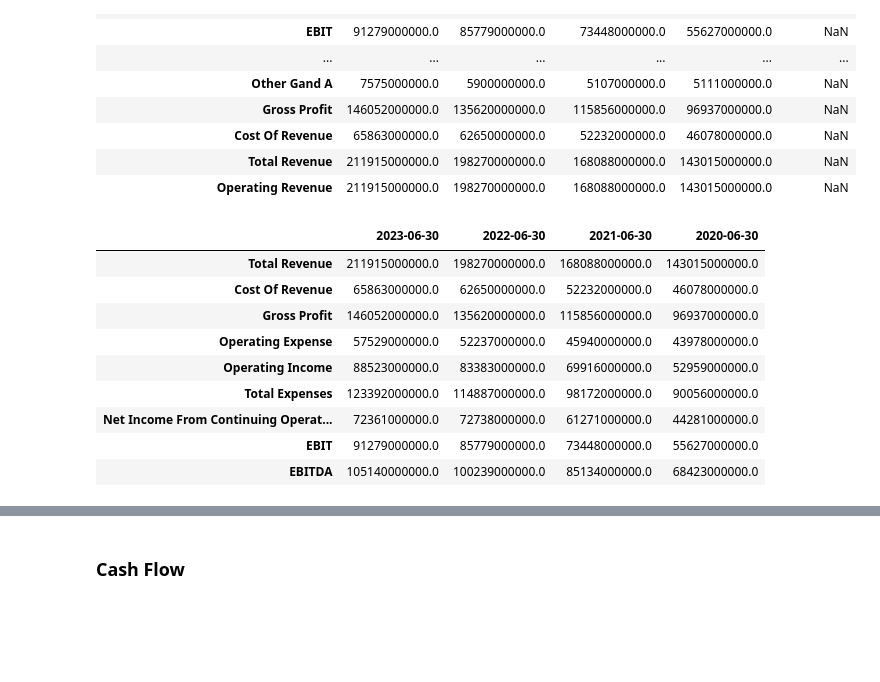
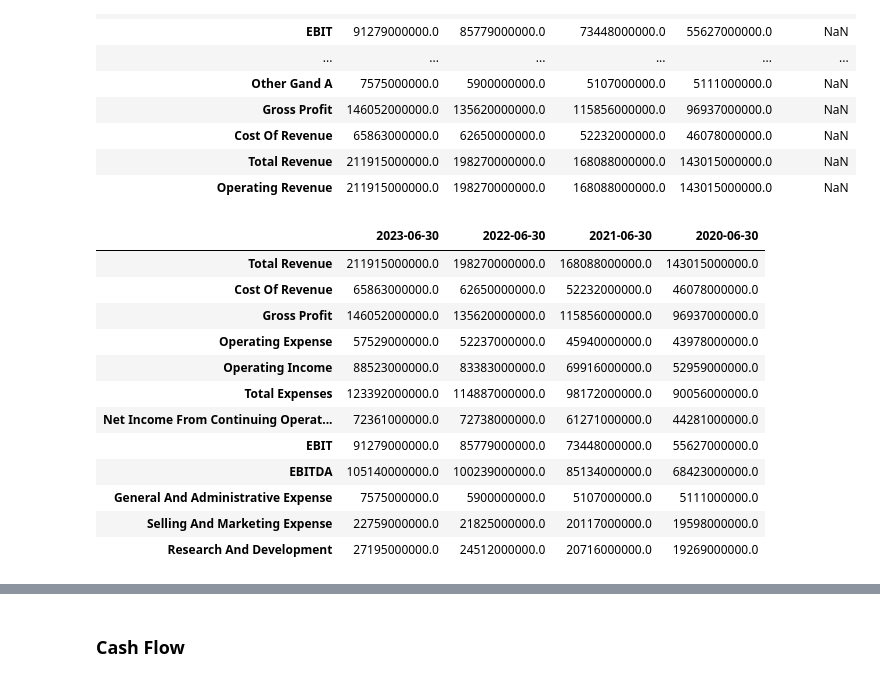
Before and after one commit to paty-oliveira/data-analysis-playground, a Jupyter notebook: stock-analysis/fundamental-analysis/index.ipynb, the cells around one changed output, grey strips where cells are left out. Saved outputs shown, nothing was run; the diff lists cells and outputs as text; code cells hidden in the pictures; blank space fills up the shorter version.

Commit message:
Add new columns on income statement dataframe

```diff
--- a/stock-analysis/fundamental-analysis/index.ipynb
+++ b/stock-analysis/fundamental-analysis/index.ipynb
@@ -369,19 +369,22 @@ income_statement
 | Total Revenue | 211915000000.0 | 198270000000.0 | 168088000000.0 | 143015000000.0 | NaN |
 | Operating Revenue | 211915000000.0 | 198270000000.0 | 168088000000.0 | 143015000000.0 | NaN |
 # %%
-fields = ["Total Revenue", "Cost Of Revenue", "Gross Profit", "Operating Expense", "Operating Income", "Total Expenses", "Net Income From Continuing Operation Net Minority Interest", "EBIT", "EBITDA"]
+fields = ["Total Revenue", "Cost Of Revenue", "Gross Profit", "Operating Expense", "Operating Income", "Total Expenses", "Net Income From Continuing Operation Net Minority Interest", "EBIT", "EBITDA", "General And Administrative Expense",  "Selling And Marketing Expense", "Research And Development"]
 dates = ["2023-06-30", "2022-06-30", "2021-06-30", "2020-06-30"]
 
 df_income_stmt = income_statement.loc[fields, dates]
 df_income_stmt
 # %% [output]
 |  | 2023-06-30 | 2022-06-30 | 2021-06-30 | 2020-06-30 |
 | Total Revenue | 211915000000.0 | 198270000000.0 | 168088000000.0 | 143015000000.0 |
 | Cost Of Revenue | 65863000000.0 | 62650000000.0 | 52232000000.0 | 46078000000.0 |
 | Gross Profit | 146052000000.0 | 135620000000.0 | 115856000000.0 | 96937000000.0 |
 | Operating Expense | 57529000000.0 | 52237000000.0 | 45940000000.0 | 43978000000.0 |
 | Operating Income | 88523000000.0 | 83383000000.0 | 69916000000.0 | 52959000000.0 |
 | Total Expenses | 123392000000.0 | 114887000000.0 | 98172000000.0 | 90056000000.0 |
 | Net Income From Continuing Operat... | 72361000000.0 | 72738000000.0 | 61271000000.0 | 44281000000.0 |
 | EBIT | 91279000000.0 | 85779000000.0 | 73448000000.0 | 55627000000.0 |
 | EBITDA | 105140000000.0 | 100239000000.0 | 85134000000.0 | 68423000000.0 |
+| General And Administrative Expense | 7575000000.0 | 5900000000.0 | 5107000000.0 | 5111000000.0 |
+| Selling And Marketing Expense | 22759000000.0 | 21825000000.0 | 20117000000.0 | 19598000000.0 |
+| Research And Development | 27195000000.0 | 24512000000.0 | 20716000000.0 | 19269000000.0 |
```
Also changed, not shown: parts of 5 cells of this notebook.
